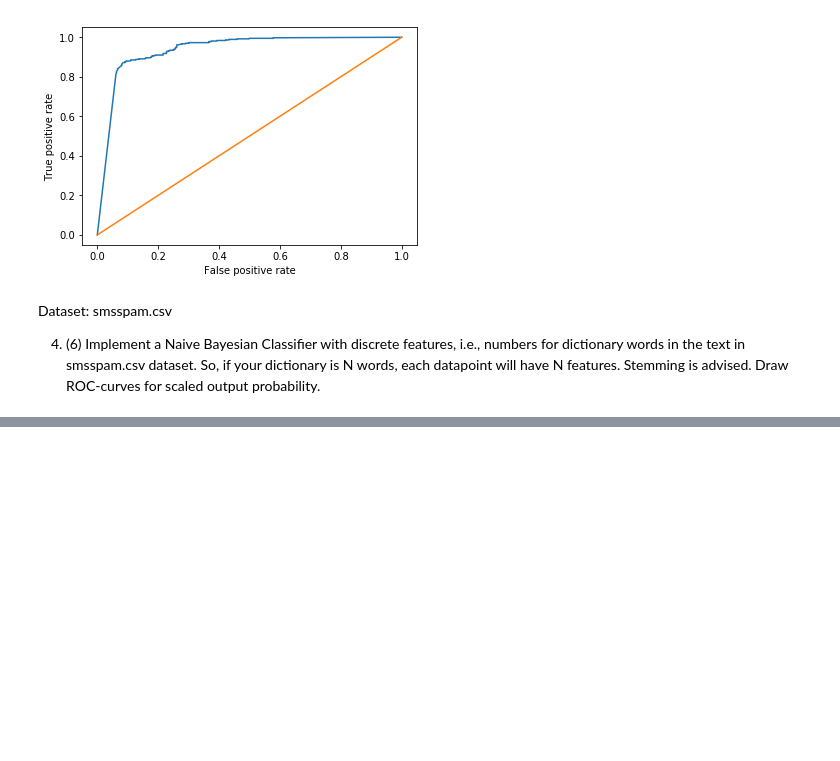
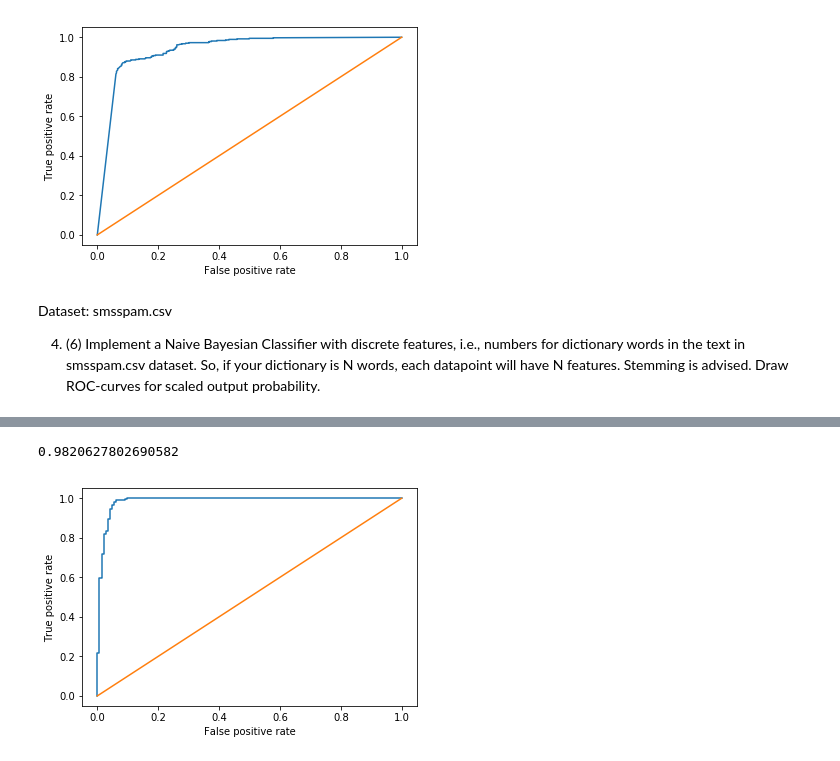
Before and after one commit to VadimFarutin/SPbAU, a Jupyter notebook: ML/hw03.ipynb, the cells around one changed output, grey strips where cells are left out. Cells and saved outputs as stored; diff of their text form; code cells hidden in the pictures; blank space fills up the shorter version.

```diff
--- a/ML/hw03.ipynb
+++ b/ML/hw03.ipynb
@@ -47,11 +47,11 @@ def read_blobs2():
 def read_smsspam():
     D = []
 
-    with open('./Datasets/smsspam.csv', newline='') as csv_file:
+    with open('./Datasets/smsspam.csv', newline='', encoding="utf8") as csv_file:
         dataset_reader = csv.reader(csv_file, delimiter=',')
         next(dataset_reader)
         for row in dataset_reader:
-            D.append(np.array(row))
+            D.append(np.array([row[1], row[0]]))
 
     return np.array(D)
 # %%
@@ -311,0 +391,17 @@ Dataset: smsspam.csv
+# %%
+D = read_smsspam()
+train_size = 0.8
+D_train, D_val = split_dataset(D, train_size)
+X_train, Y_train = extract_labels(D_train)
+X_val, Y_val = extract_labels(D_val)
+# %%
+classifier = NBClassifierDiscrete()
+classifier.fit(X_train, Y_train)
+# %%
+score = classifier.score(X_val, Y_val)
+p = classifier.predict(X_val)[:, 0]
+print(score)
+plot_curve(Y_val, p, 'ham')
+# %% [output]
+0.9820627802690582
+[figure, added]
```
Also changed, not shown: parts of 2 cells of this notebook.
